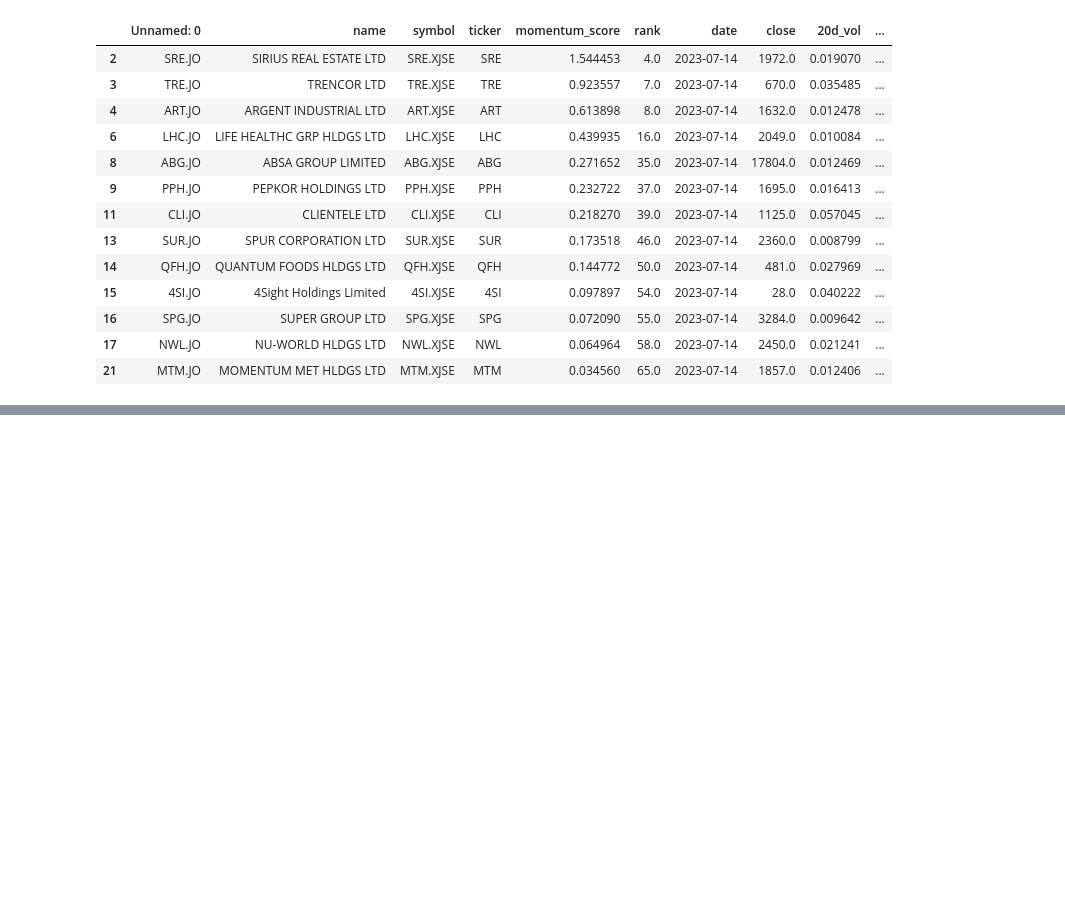
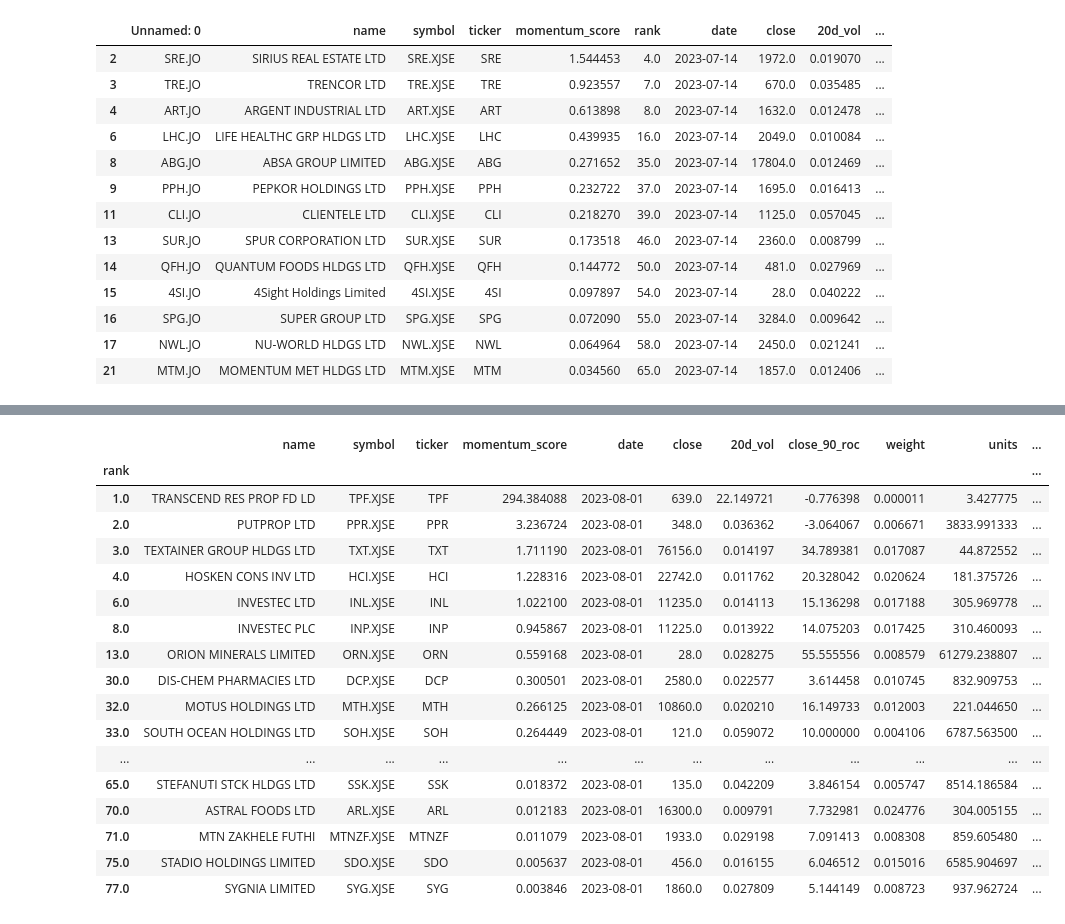
Before and after one commit to helmieresearch/helmieresearch, a Jupyter notebook: Momentum_Ranking_Model.ipynb, the cells around one changed output, grey strips where cells are left out. Drawn from its saved outputs; the diff is of its cells as text; code cells hidden in the pictures; blank space fills up the shorter version.

```diff
--- a/Momentum_Ranking_Model.ipynb
+++ b/Momentum_Ranking_Model.ipynb
@@ -762,3 +762,6 @@ memory usage: 1.8+ KB
 | 16 | SPG.JO | SUPER GROUP LTD | SPG.XJSE | SPG | 0.072090 | 55.0 | 2023-07-14 | 3284.0 | 0.009642 | ... |
 | 17 | NWL.JO | NU-WORLD HLDGS LTD | NWL.XJSE | NWL | 0.064964 | 58.0 | 2023-07-14 | 2450.0 | 0.021241 | ... |
 | 21 | MTM.JO | MOMENTUM MET HLDGS LTD | MTM.XJSE | MTM | 0.034560 | 65.0 | 2023-07-14 | 1857.0 | 0.012406 | ... |
+# %%
+rebalance = now ["ticker"].tolist()
+rebalance
@@ -825,0 +876,3 @@ final_weights2["ZAR"].sum()
+# %%
+liquidate2 = final_weights2.loc[~final_weights2['ticker'].isin (rebalance)]
+liquidate2
@@ -825,0 +894,22 @@ final_weights2["ZAR"].sum()
+# %%
+df4 = liquidate2 [liquidate2.trend]
+df4
+# %% [output]
+|  | name | symbol | ticker | momentum_score | date | close | 20d_vol | close_90_roc | weight | units | ... |
+| rank |  |  |  |  |  |  |  |  |  |  | ... |
+| 1.0 | TRANSCEND RES PROP FD LD | TPF.XJSE | TPF | 294.384088 | 2023-08-01 | 639.0 | 22.149721 | -0.776398 | 0.000011 | 3.427775 | ... |
+| 2.0 | PUTPROP LTD | PPR.XJSE | PPR | 3.236724 | 2023-08-01 | 348.0 | 0.036362 | -3.064067 | 0.006671 | 3833.991333 | ... |
+| 3.0 | TEXTAINER GROUP HLDGS LTD | TXT.XJSE | TXT | 1.711190 | 2023-08-01 | 76156.0 | 0.014197 | 34.789381 | 0.017087 | 44.872552 | ... |
+| 4.0 | HOSKEN CONS INV LTD | HCI.XJSE | HCI | 1.228316 | 2023-08-01 | 22742.0 | 0.011762 | 20.328042 | 0.020624 | 181.375726 | ... |
+| 6.0 | INVESTEC LTD | INL.XJSE | INL | 1.022100 | 2023-08-01 | 11235.0 | 0.014113 | 15.136298 | 0.017188 | 305.969778 | ... |
+| 8.0 | INVESTEC PLC | INP.XJSE | INP | 0.945867 | 2023-08-01 | 11225.0 | 0.013922 | 14.075203 | 0.017425 | 310.460093 | ... |
+| 13.0 | ORION MINERALS LIMITED | ORN.XJSE | ORN | 0.559168 | 2023-08-01 | 28.0 | 0.028275 | 55.555556 | 0.008579 | 61279.238807 | ... |
+| 30.0 | DIS-CHEM PHARMACIES LTD | DCP.XJSE | DCP | 0.300501 | 2023-08-01 | 2580.0 | 0.022577 | 3.614458 | 0.010745 | 832.909753 | ... |
+| 32.0 | MOTUS HOLDINGS LTD | MTH.XJSE | MTH | 0.266125 | 2023-08-01 | 10860.0 | 0.020210 | 16.149733 | 0.012003 | 221.044650 | ... |
+| 33.0 | SOUTH OCEAN HOLDINGS LTD | SOH.XJSE | SOH | 0.264449 | 2023-08-01 | 121.0 | 0.059072 | 10.000000 | 0.004106 | 6787.563500 | ... |
+| ... | ... | ... | ... | ... | ... | ... | ... | ... | ... | ... | ... |
+| 65.0 | STEFANUTI STCK HLDGS LTD | SSK.XJSE | SSK | 0.018372 | 2023-08-01 | 135.0 | 0.042209 | 3.846154 | 0.005747 | 8514.186584 | ... |
+| 70.0 | ASTRAL FOODS LTD | ARL.XJSE | ARL | 0.012183 | 2023-08-01 | 16300.0 | 0.009791 | 7.732981 | 0.024776 | 304.005155 | ... |
+| 71.0 | MTN ZAKHELE FUTHI | MTNZF.XJSE | MTNZF | 0.011079 | 2023-08-01 | 1933.0 | 0.029198 | 7.091413 | 0.008308 | 859.605480 | ... |
+| 75.0 | STADIO HOLDINGS LIMITED | SDO.XJSE | SDO | 0.005637 | 2023-08-01 | 456.0 | 0.016155 | 6.046512 | 0.015016 | 6585.904697 | ... |
+| 77.0 | SYGNIA LIMITED | SYG.XJSE | SYG | 0.003846 | 2023-08-01 | 1860.0 | 0.027809 | 5.144149 | 0.008723 | 937.962724 | ... |
```
Also changed, not shown: parts of 5 cells of this notebook.
